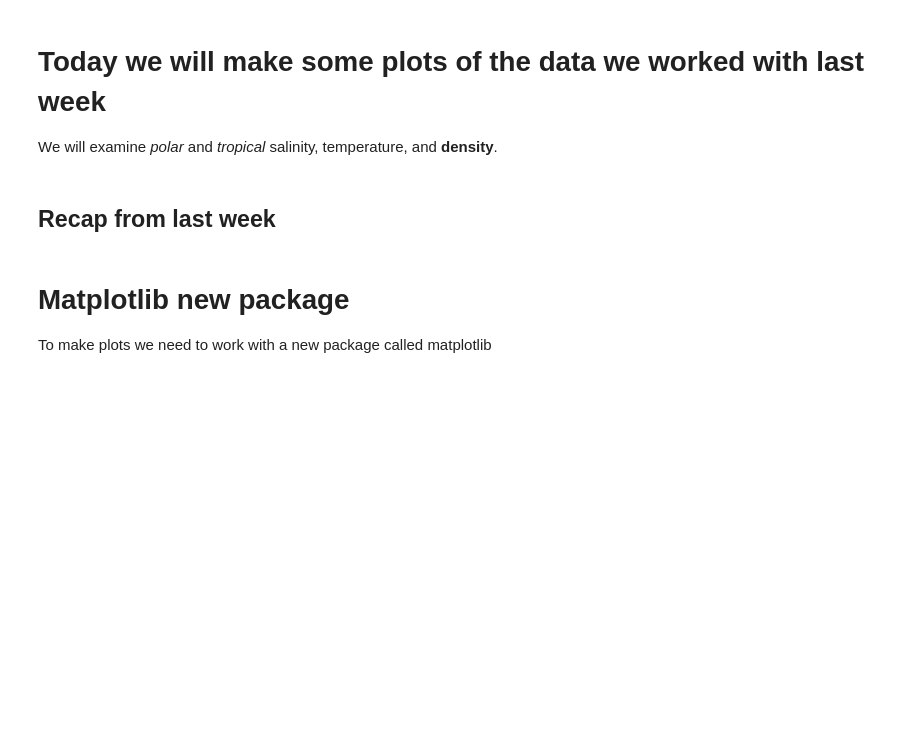
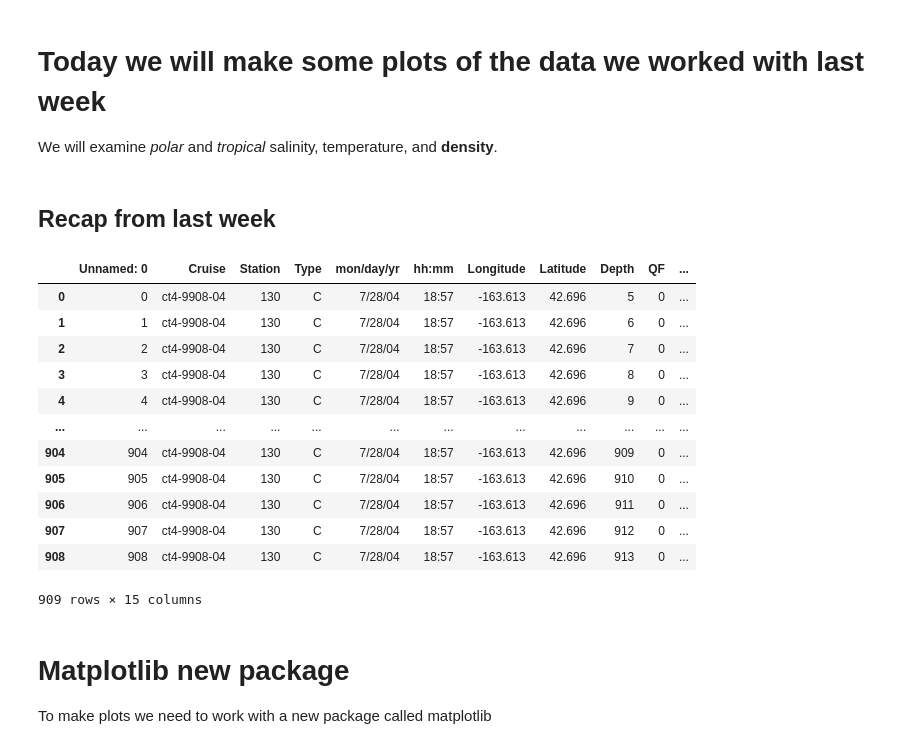
Before and after one commit to pyclub-cu/classes, a Jupyter notebook: Week_7_Data_Visualization.ipynb, the cells around one changed output. Cells and saved outputs as stored; diff of their text form; code cells hidden in the pictures; blank space fills up the shorter version.

```diff
--- a/Week_7_Data_Visualization.ipynb
+++ b/Week_7_Data_Visualization.ipynb
@@ -65,6 +65,22 @@ Polar = 'your code here'('https://raw.githubusercontent.com/pyclub-cu/classes/ma
 # %%
 # Load the tropical ctd data
 Tropical = 'your code here'('https://raw.githubusercontent.com/pyclub-cu/classes/master/data/CTD_Tropical.csv', header = 0)
+# %%
+Polar
+# %% [output]
+|  | Unnamed: 0 | Cruise | Station | Type | mon/day/yr | hh:mm | Longitude | Latitude | Depth | QF | ... |
+| 0 | 0 | ct4-9908-04 | 130 | C | 7/28/04 | 18:57 | -163.613 | 42.696 | 5 | 0 | ... |
+| 1 | 1 | ct4-9908-04 | 130 | C | 7/28/04 | 18:57 | -163.613 | 42.696 | 6 | 0 | ... |
+| 2 | 2 | ct4-9908-04 | 130 | C | 7/28/04 | 18:57 | -163.613 | 42.696 | 7 | 0 | ... |
+| 3 | 3 | ct4-9908-04 | 130 | C | 7/28/04 | 18:57 | -163.613 | 42.696 | 8 | 0 | ... |
+| 4 | 4 | ct4-9908-04 | 130 | C | 7/28/04 | 18:57 | -163.613 | 42.696 | 9 | 0 | ... |
+| ... | ... | ... | ... | ... | ... | ... | ... | ... | ... | ... | ... |
+| 904 | 904 | ct4-9908-04 | 130 | C | 7/28/04 | 18:57 | -163.613 | 42.696 | 909 | 0 | ... |
+| 905 | 905 | ct4-9908-04 | 130 | C | 7/28/04 | 18:57 | -163.613 | 42.696 | 910 | 0 | ... |
+| 906 | 906 | ct4-9908-04 | 130 | C | 7/28/04 | 18:57 | -163.613 | 42.696 | 911 | 0 | ... |
+| 907 | 907 | ct4-9908-04 | 130 | C | 7/28/04 | 18:57 | -163.613 | 42.696 | 912 | 0 | ... |
+| 908 | 908 | ct4-9908-04 | 130 | C | 7/28/04 | 18:57 | -163.613 | 42.696 | 913 | 0 | ... |
+909 rows × 15 columns
 # %% [markdown]
 # **Matplotlib** new package
 To make plots we need to work with a new package called matplotlib
```
Also changed, not shown: parts of 5 cells of this notebook.
